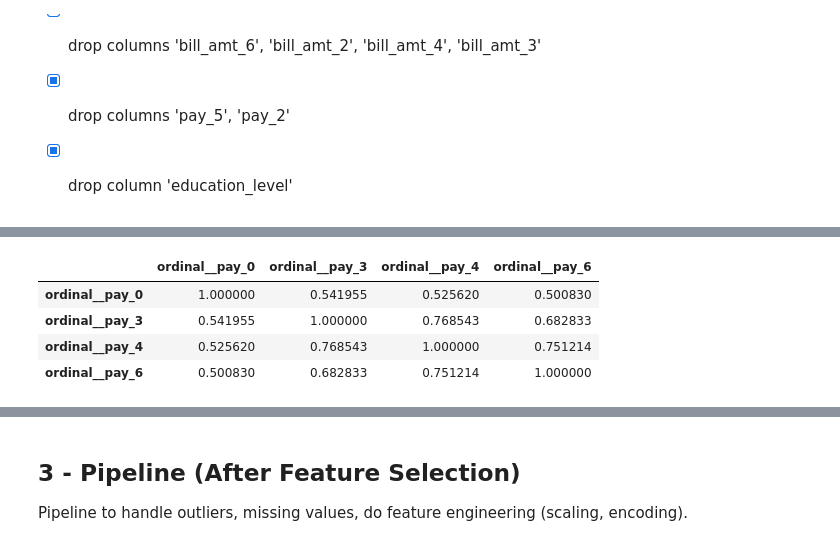
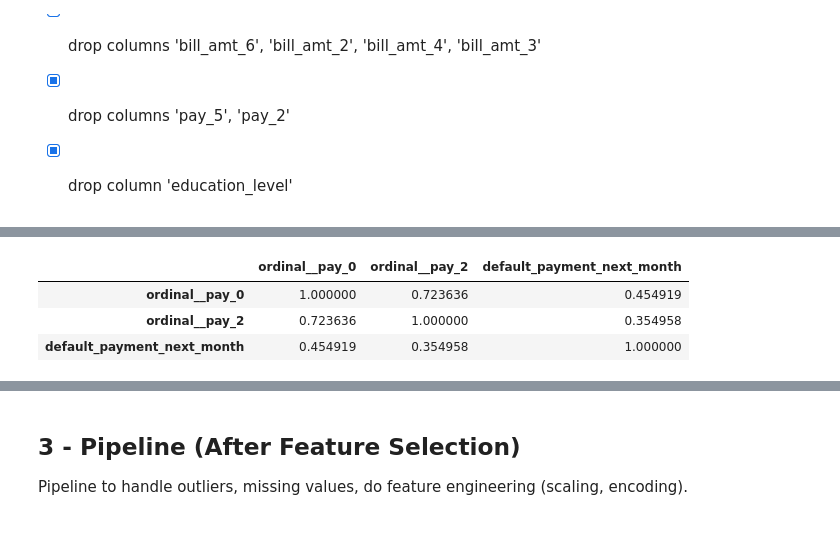
Before and after one commit to jasonrichdarmawan/p1-ml1, a Jupyter notebook: h8dsft_P1M1_jason_rich_darmawan_onggo_putra.ipynb, the cells around one changed output, grey strips where cells are left out. Cells and saved outputs as stored; diff of their text form; code cells hidden in the pictures.

```diff
--- a/h8dsft_P1M1_jason_rich_darmawan_onggo_putra.ipynb
+++ b/h8dsft_P1M1_jason_rich_darmawan_onggo_putra.ipynb
@@ -663,25 +879,0 @@ isolate()
-# %%
-# VIF tells you a different story.
-# VIF is used to identify the correlation of one independent numerical feature
-# with a group of other numerical features.
-def isolate():
-    global numerical_columns_selected
-    numerical_columns_selected = \
-        numerical_columns[np.where(~np.in1d(numerical_columns,
-                                            ['bill_amt_6', 'bill_amt_2',
-                                             'bill_amt_4', 'bill_amt_3']))]
-
-    X_train_res_final, _ = preprocessor.fit_resample(X=X_train, y=y_train)
-
-    df = pd.DataFrame(data=X_train_res_final, columns=preprocessor.get_feature_names_out())
-
-    df_columns = ["numerical__" + column for column in numerical_columns_selected]
-
-    vif_data = pd.DataFrame(data={
-        "Feature": df_columns,
-        "VIF": [variance_inflation_factor(df[df_columns], i)
-                for i in range(len(df_columns))]
-    })
-    display(vif_data.style.background_gradient(cmap="coolwarm"))
-
-isolate()
@@ -700,28 +880,30 @@ isolate()
 # %%
 # check multicollinearity with spearman for ordinal
 # prevent global variable
 # drop 'pay_5', 'pay_2'
 def isolate():
     # columns do not contains column 'pay_5'
     global ordinal_columns_selected
     ordinal_columns_selected = \
-        ordinal_columns[np.where(~np.in1d(ordinal_columns, ['pay_5', 'pay_2']))]
+        ordinal_columns[np.where(~np.in1d(ordinal_columns, ['pay_6', 'pay_4',
+                                                            'pay_5', 'pay_3']))]
 
-    X_train_res_final, _ = preprocessor.fit_resample(X=X_train, y=y_train)
+    Xy_train_res_final = getXy_train_res_final()
 
-    df = pd.DataFrame(data=X_train_res_final, columns=preprocessor.get_feature_names_out())
-    df_columns = ["ordinal__" + column for column in ordinal_columns_selected]
+    df_columns = np.concatenate([
+        ["ordinal__" + column for column in ordinal_columns_selected],
+        ["default_payment_next_month"]
+    ], axis=0)
 
-    display(df[df_columns].corr(method="spearman")
-                          .style.background_gradient(cmap="coolwarm"))
+    display(Xy_train_res_final[df_columns].corr(method="spearman")
+                                          .style.background_gradient(cmap="coolwarm"))
 
 isolate()
 # %% [output]
-|  | ordinal__pay_0 | ordinal__pay_3 | ordinal__pay_4 | ordinal__pay_6 |
-| ordinal__pay_0 | 1.000000 | 0.541955 | 0.525620 | 0.500830 |
-| ordinal__pay_3 | 0.541955 | 1.000000 | 0.768543 | 0.682833 |
-| ordinal__pay_4 | 0.525620 | 0.768543 | 1.000000 | 0.751214 |
-| ordinal__pay_6 | 0.500830 | 0.682833 | 0.751214 | 1.000000 |
+|  | ordinal__pay_0 | ordinal__pay_2 | default_payment_next_month |
+| ordinal__pay_0 | 1.000000 | 0.723636 | 0.454919 |
+| ordinal__pay_2 | 0.723636 | 1.000000 | 0.354958 |
+| default_payment_next_month | 0.454919 | 0.354958 | 1.000000 |
 # %%
 # reference: https://passel2.unl.edu/view/lesson/9beaa382bf7e/8#:~:text=If%20your%20chi%2Dsquare%20calculated,to%20reject%22%20your%20null%20hypothesis.
 # p < 0.05 : education level - marital status observed deviations are significant.
```
Also changed, not shown: parts of 81 cells of this notebook, 3 other files.
